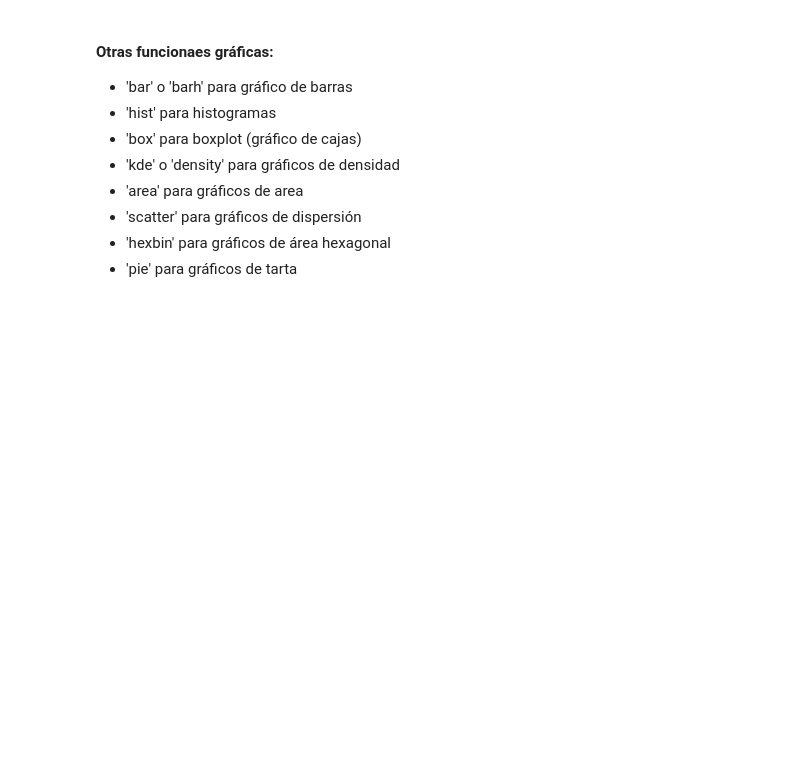
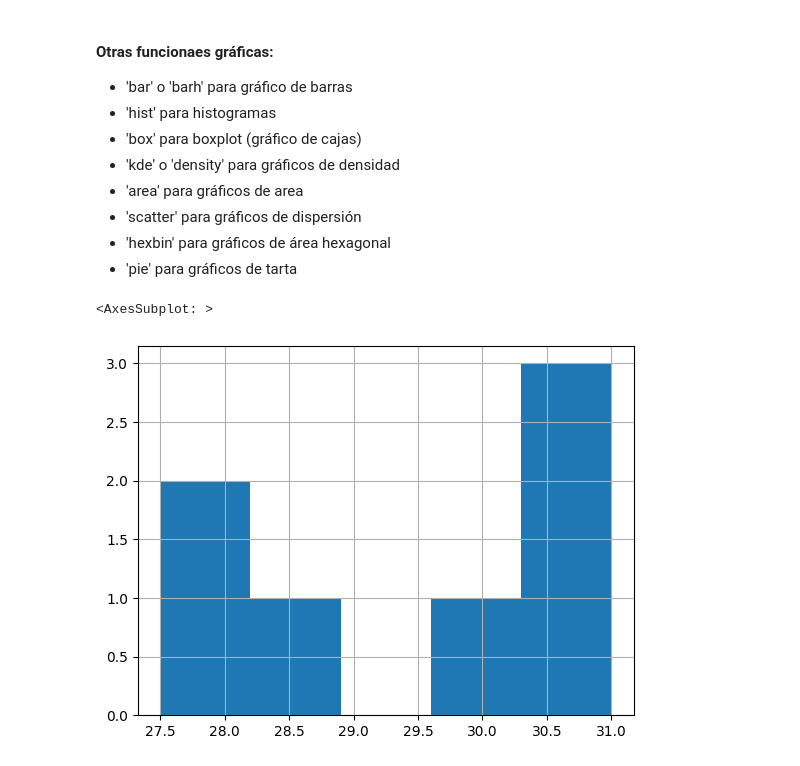
Before and after one commit to Senador05/phyton, a Jupyter notebook: Numpy/visualización/01.matplotlib.ipynb, the cells around one changed output. Drawn from its saved outputs; the diff is of its cells as text; code cells hidden in the pictures; blank space fills up the shorter version.

```diff
--- a/Numpy/visualización/01.matplotlib.ipynb
+++ b/Numpy/visualización/01.matplotlib.ipynb
@@ -360,3 +382,8 @@ plt.show()
 - 'scatter' para gráficos de dispersión
 - 'hexbin' para gráficos  de área hexagonal
 - 'pie' para gráficos de tarta
+# %%
+df['Madrid'].hist(bins=5)
+# %% [output]
+<AxesSubplot: >
+[figure, added]
```
Also changed, not shown: parts of 5 cells of this notebook, 1 other file.
